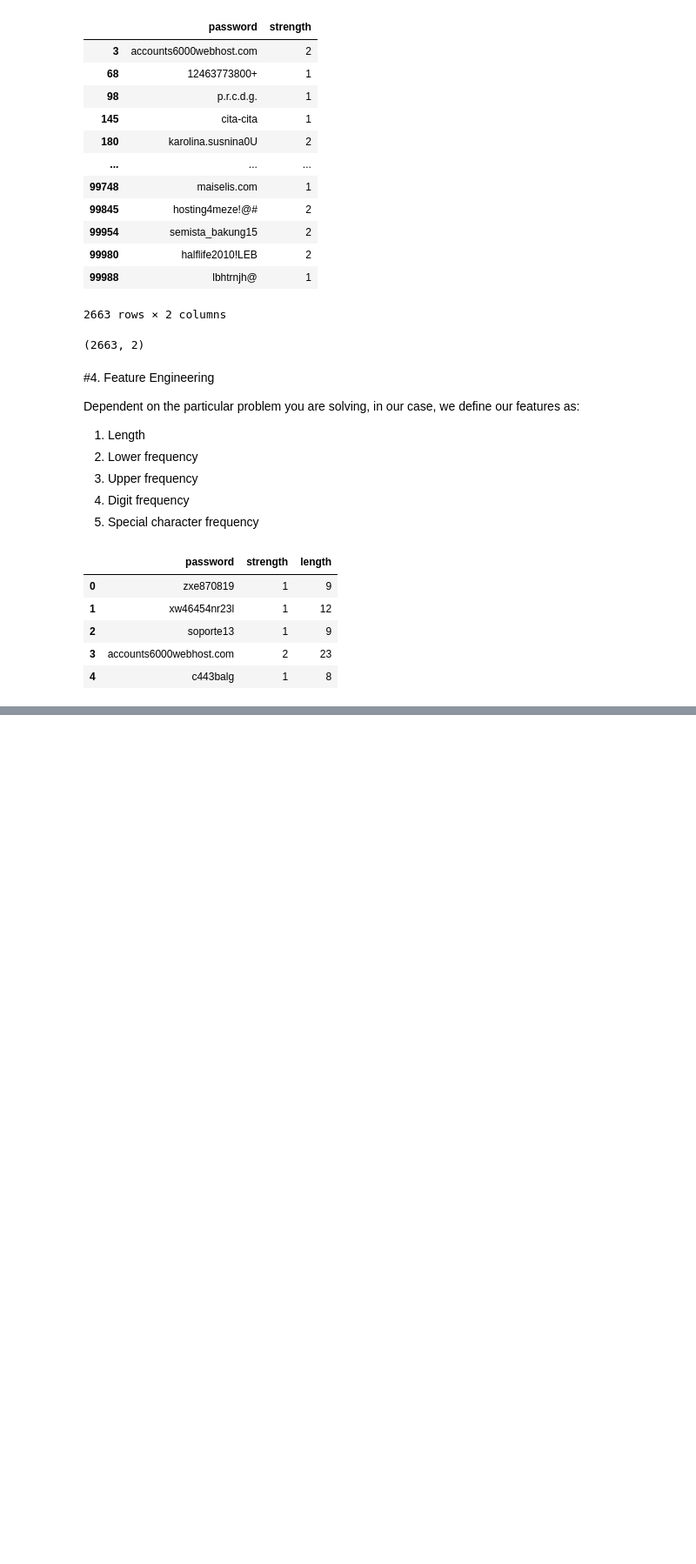
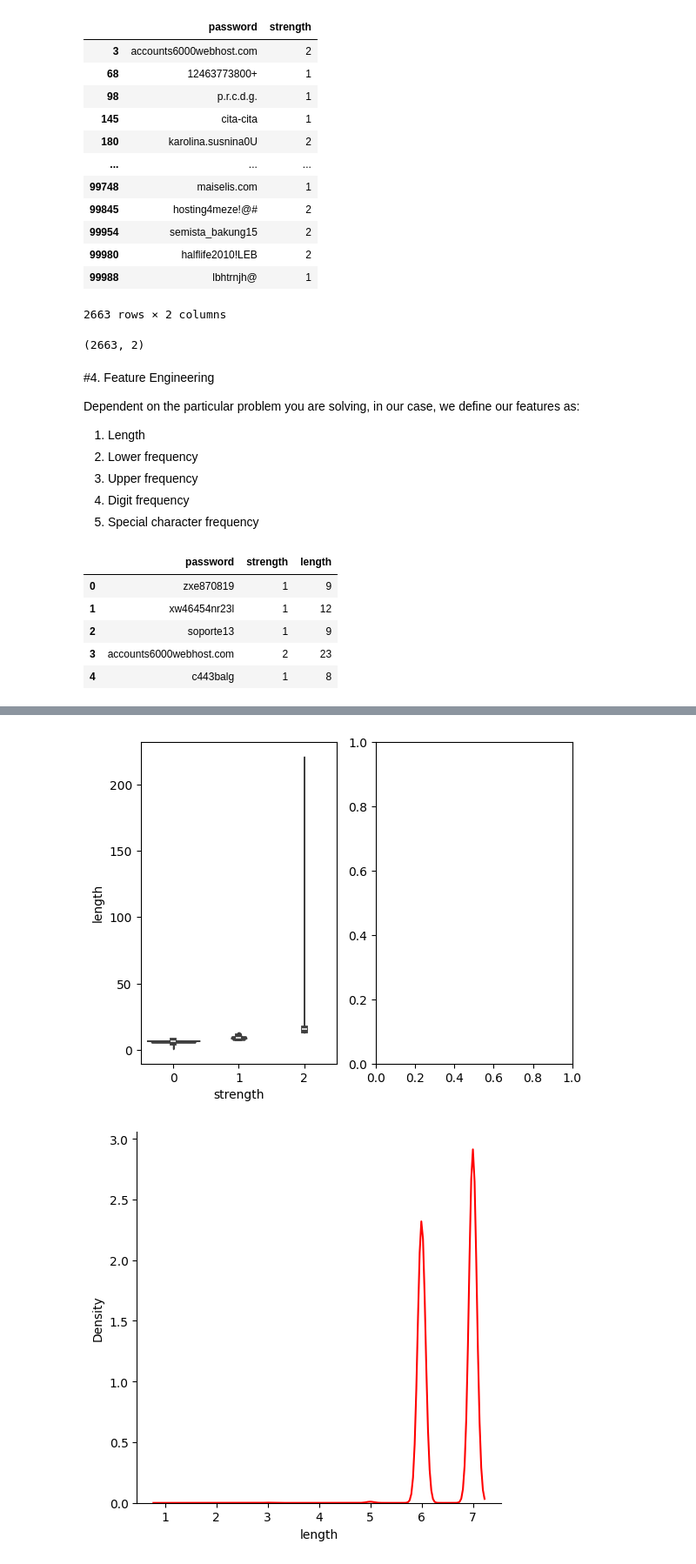
Before and after one commit to anilaksu/AI-and-Data-Science-Codes, a Jupyter notebook: Data_Science_Project_2_Password_Strength_with_NLP.ipynb, the cells around one changed output, grey strips where cells are left out. Shown: that part at 87% size. Drawn from its saved outputs; the diff is of its cells as text; code cells hidden in the pictures; blank space fills up the shorter version.

```diff
--- a/Data_Science_Project_2_Password_Strength_with_NLP.ipynb
+++ b/Data_Science_Project_2_Password_Strength_with_NLP.ipynb
@@ -257,0 +307,19 @@ df.head()
+# %%
+def get_dist(data, feature):
+
+  plt.subplot(1,2,1)
+
+  sns.violinplot(x = 'strength', y = feature, data = data)
+
+  plt.subplot(1,2,2)
+
+  sns.displot(data[data['strength']==0][feature], color = "red", label = "0", kind="kde")
+  sns.displot(data[data['strength']==1][feature], color = "green", label = "1", kind="kde" )
+  sns.displot(data[data['strength']==2][feature], color = "blue", label = "2", kind="kde")
+  plt.legend()
+  plt.show()
+# %%
+get_dist(df, 'length')
+# %% [output]
+[figure, added]
+[figure, added]
```
Also changed, not shown: parts of 14 cells of this notebook.
